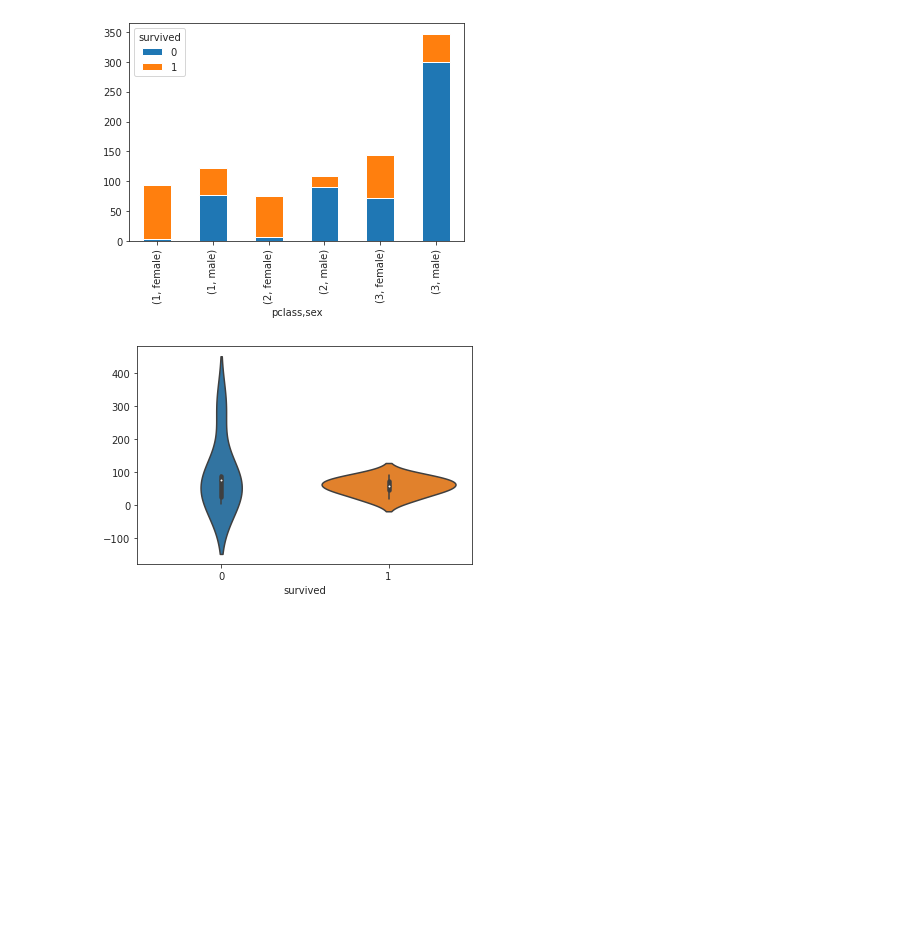
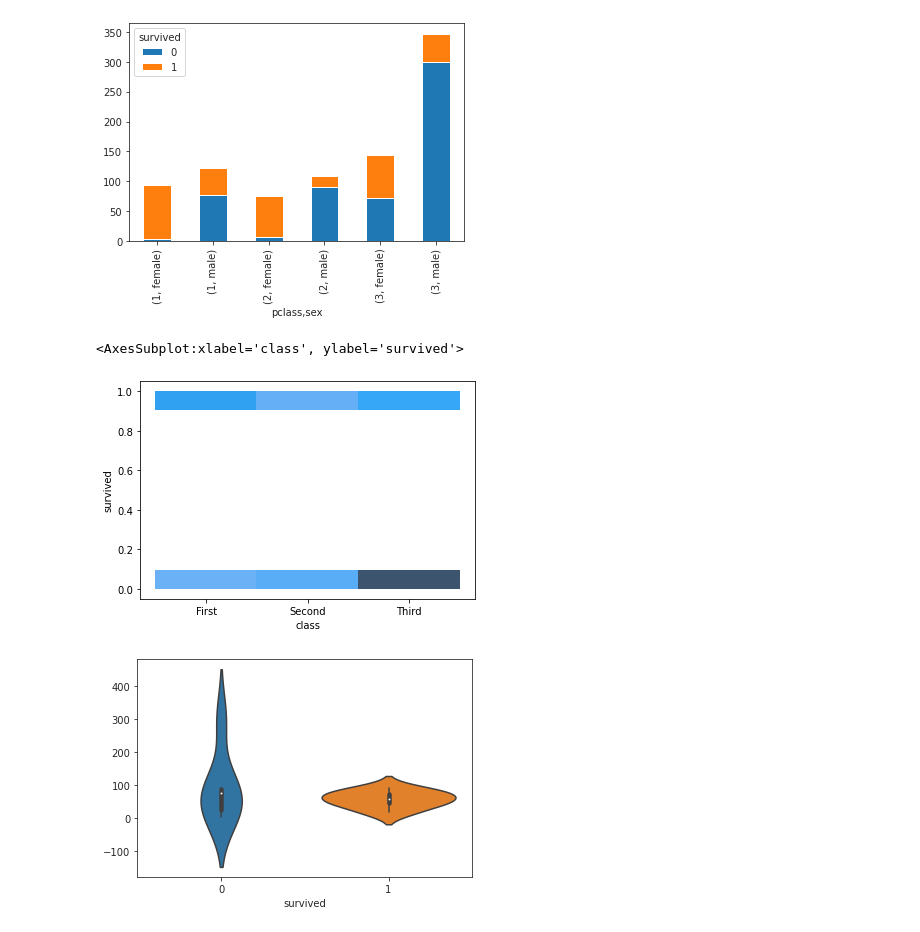
Before and after one commit to dog-father/python-, a Jupyter notebook: D21/Data_Visualization_Day_4作業.ipynb, the cells around one changed output. Cells and saved outputs as stored; diff of their text form; code cells hidden in the pictures; blank space fills up the shorter version.

```diff
--- a/D21/Data_Visualization_Day_4作業.ipynb
+++ b/D21/Data_Visualization_Day_4作業.ipynb
@@ -101,6 +117,11 @@ survived_counts
 # %% [output]
 <matplotlib.axes._subplots.AxesSubplot at 0x...>
 [figure]
+# %%
+sns.histplot(data=df,x="class",y="survived")
+# %% [output]
+<AxesSubplot:xlabel='class', ylabel='survived'>
+[figure, added]
 # %%
 # 直接使用PANDAS dataframe, 當作參數
 #條形圖()顯示分類變數和連續變數之間的關係。數據以矩形條表示,其中條的長度表示該類別中數據的比例。
```
Also changed, not shown: parts of 3 cells of this notebook.
